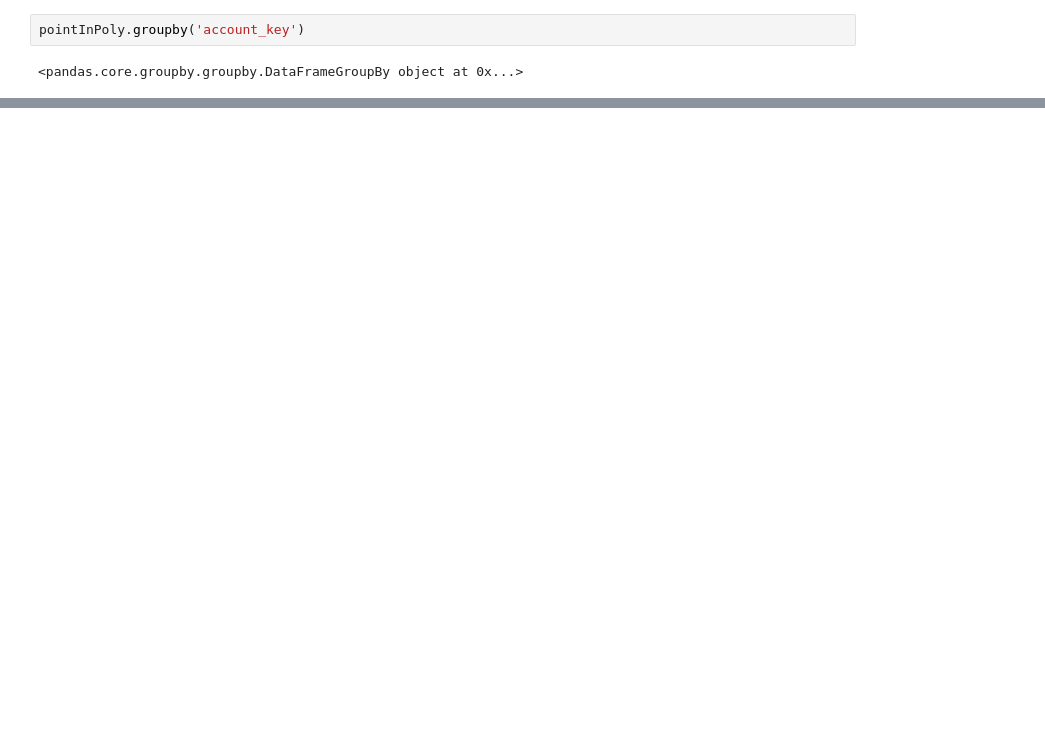
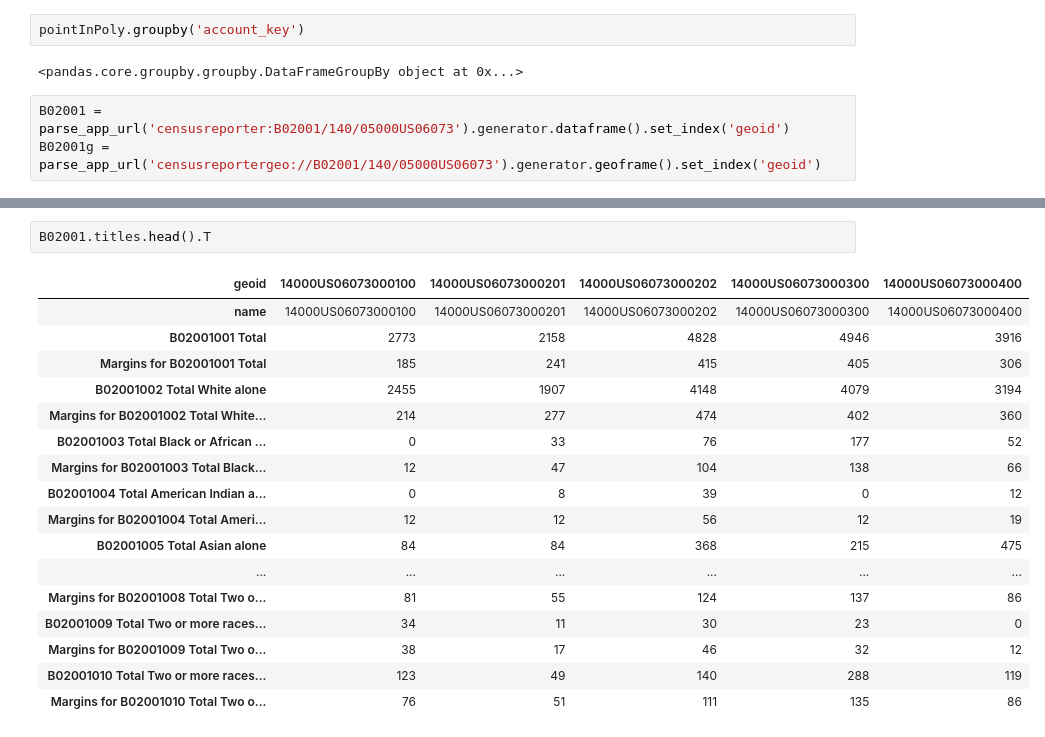
Before and after one commit to sandiegodata/notebooks, a Jupyter notebook: business/Business Merged to Communities.ipynb, the cells around one changed output, grey strips where cells are left out. Drawn from its saved outputs; the diff is of its cells as text; blank space fills up the shorter version.

```diff
--- a/business/Business Merged to Communities.ipynb
+++ b/business/Business Merged to Communities.ipynb
@@ -117,3 +148,6 @@ _1
 pointInPoly.groupby('account_key')
 # %% [output]
 <pandas.core.groupby.groupby.DataFrameGroupBy object at 0x...>
+# %%
+B02001 = parse_app_url('censusreporter:B02001/140/05000US06073').generator.dataframe().set_index('geoid')
+B02001g = parse_app_url('censusreportergeo://B02001/140/05000US06073').generator.geoframe().set_index('geoid')
@@ -119,0 +167,20 @@ pointInPoly.groupby('account_key')
+# %%
+B02001.titles.head().T
+# %% [output]
+| geoid | 14000US06073000100 | 14000US06073000201 | 14000US06073000202 | 14000US06073000300 | 14000US06073000400 |
+| name | 14000US06073000100 | 14000US06073000201 | 14000US06073000202 | 14000US06073000300 | 14000US06073000400 |
+| B02001001 Total | 2773 | 2158 | 4828 | 4946 | 3916 |
+| Margins for B02001001 Total | 185 | 241 | 415 | 405 | 306 |
+| B02001002 Total White alone | 2455 | 1907 | 4148 | 4079 | 3194 |
+| Margins for B02001002 Total White... | 214 | 277 | 474 | 402 | 360 |
+| B02001003 Total Black or African ... | 0 | 33 | 76 | 177 | 52 |
+| Margins for B02001003 Total Black... | 12 | 47 | 104 | 138 | 66 |
+| B02001004 Total American Indian a... | 0 | 8 | 39 | 0 | 12 |
+| Margins for B02001004 Total Ameri... | 12 | 12 | 56 | 12 | 19 |
+| B02001005 Total Asian alone | 84 | 84 | 368 | 215 | 475 |
+| ... | ... | ... | ... | ... | ... |
+| Margins for B02001008 Total Two o... | 81 | 55 | 124 | 137 | 86 |
+| B02001009 Total Two or more races... | 34 | 11 | 30 | 23 | 0 |
+| Margins for B02001009 Total Two o... | 38 | 17 | 46 | 32 | 12 |
+| B02001010 Total Two or more races... | 123 | 49 | 140 | 288 | 119 |
+| Margins for B02001010 Total Two o... | 76 | 51 | 111 | 135 | 86 |
```
Also changed, not shown: parts of 12 cells of this notebook, 2 other files.
